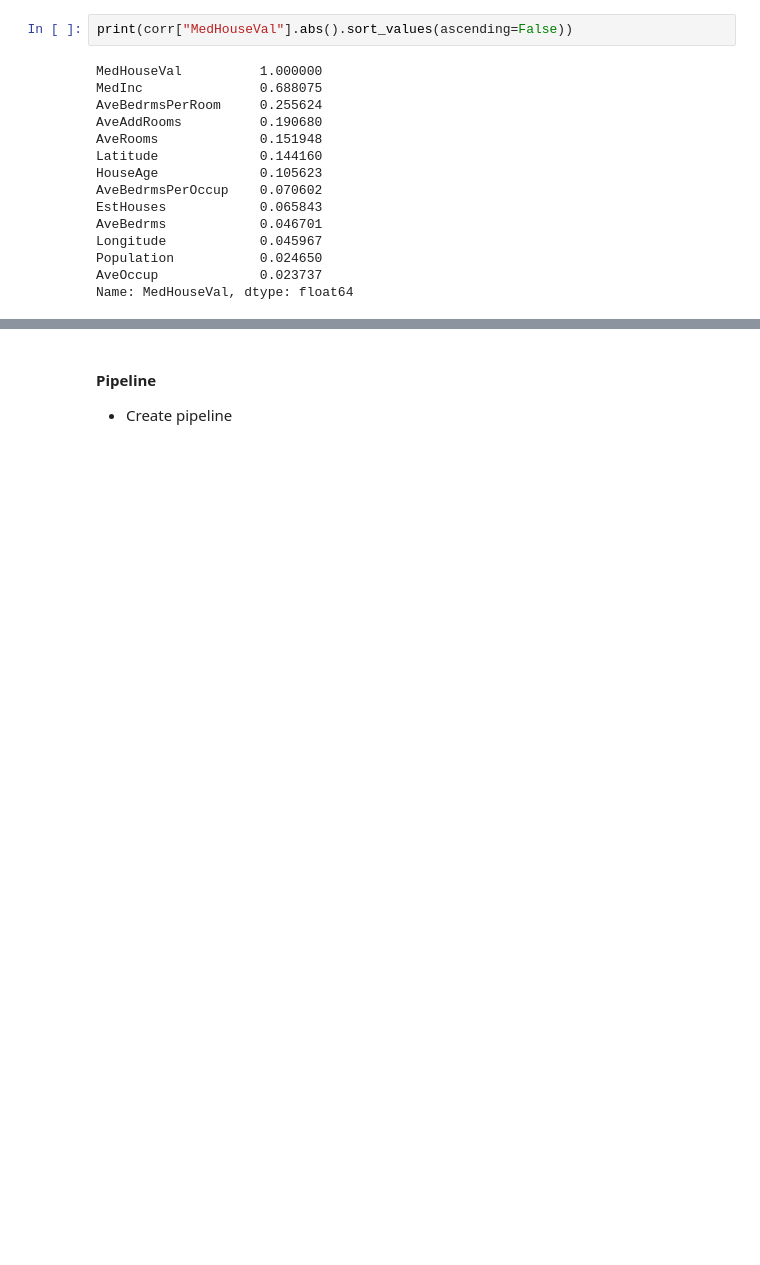
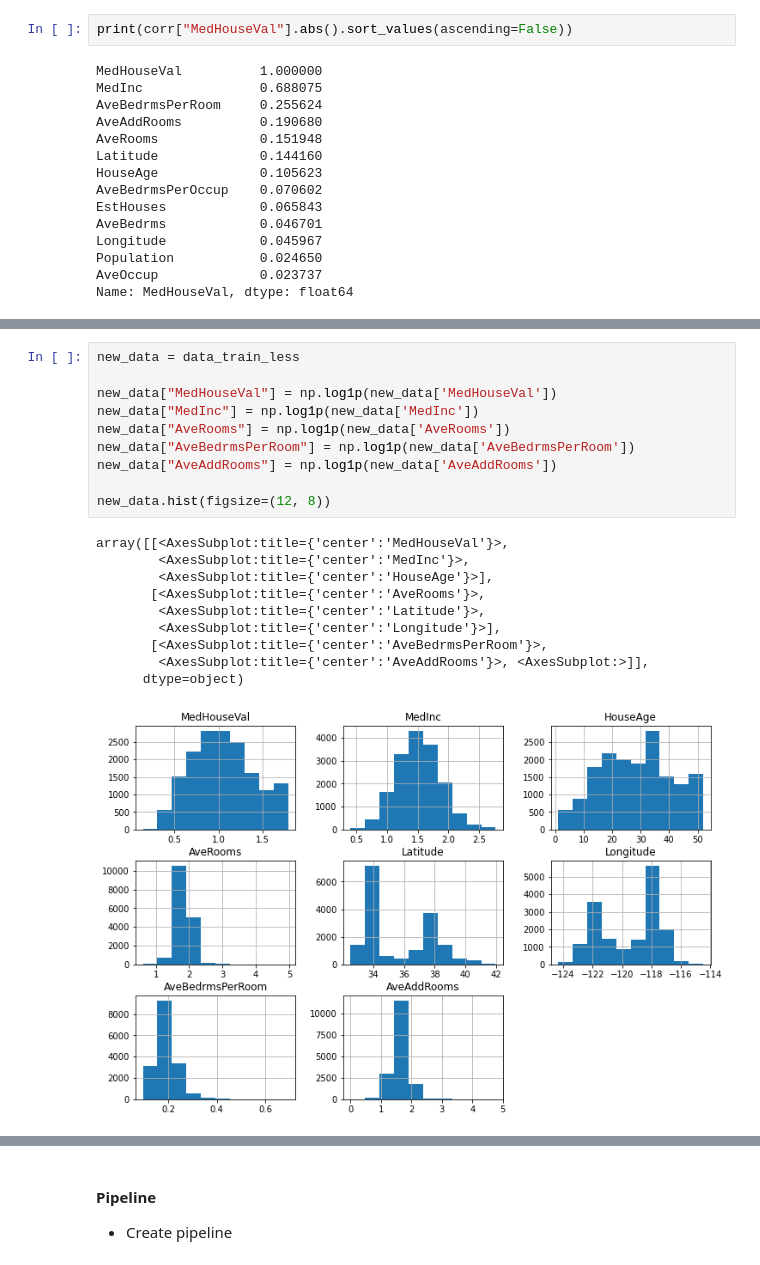
Before and after one commit to kaihulme/ml-analysis, a Jupyter notebook: notebooks/03_regression.ipynb, the cells around one changed output, grey strips where cells are left out. Drawn from its saved outputs; the diff is of its cells as text; blank space fills up the shorter version.

```diff
--- a/notebooks/03_regression.ipynb
+++ b/notebooks/03_regression.ipynb
@@ -410,0 +474,21 @@ with bayesian_linreg(X_train, y_train):
+# %%
+new_data = data_train_less
+
+new_data["MedHouseVal"] = np.log1p(new_data['MedHouseVal'])
+new_data["MedInc"] = np.log1p(new_data['MedInc'])
+new_data["AveRooms"] = np.log1p(new_data['AveRooms'])
+new_data["AveBedrmsPerRoom"] = np.log1p(new_data['AveBedrmsPerRoom'])
+new_data["AveAddRooms"] = np.log1p(new_data['AveAddRooms'])
+
+new_data.hist(figsize=(12, 8))
+# %% [output]
+array([[<AxesSubplot:title={'center':'MedHouseVal'}>,
+        <AxesSubplot:title={'center':'MedInc'}>,
+        <AxesSubplot:title={'center':'HouseAge'}>],
+       [<AxesSubplot:title={'center':'AveRooms'}>,
+        <AxesSubplot:title={'center':'Latitude'}>,
+        <AxesSubplot:title={'center':'Longitude'}>],
+       [<AxesSubplot:title={'center':'AveBedrmsPerRoom'}>,
+        <AxesSubplot:title={'center':'AveAddRooms'}>, <AxesSubplot:>]],
+      dtype=object)
+[figure, added]
```
Also changed, not shown: parts of 39 cells of this notebook, 4 other files.
